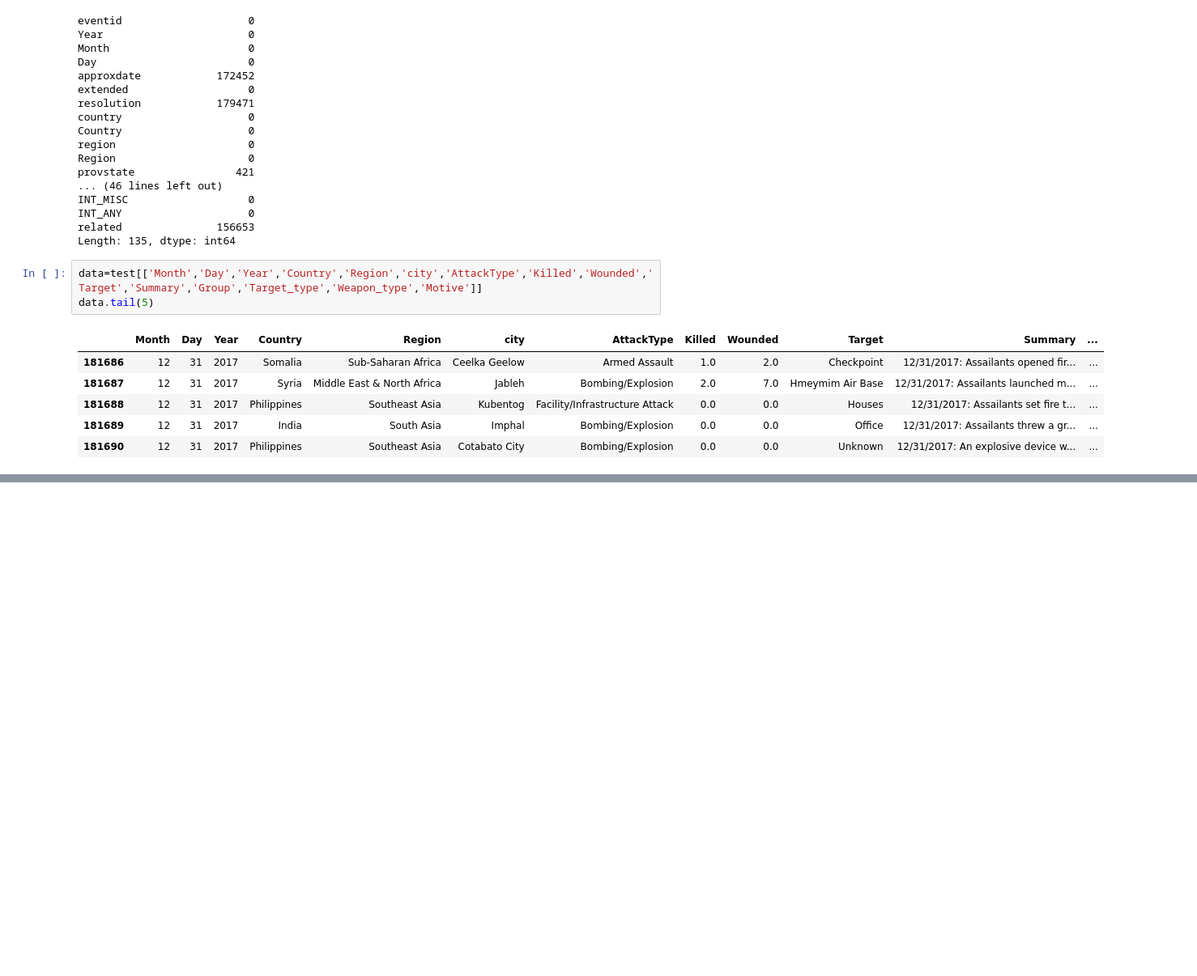
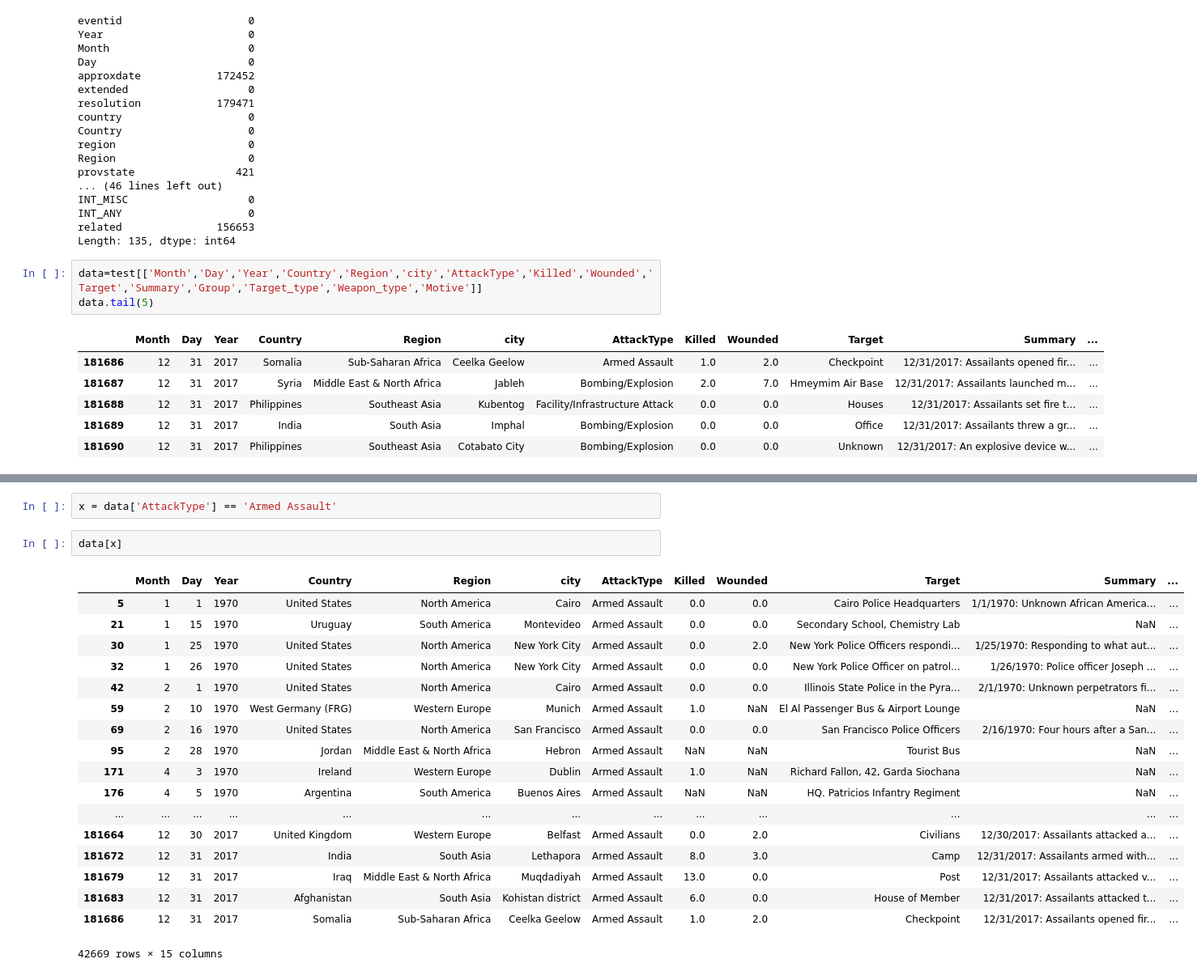
Before and after one commit to JaceBlack/Simulation, a Jupyter notebook: csgo.ipynb, the cells around one changed output, grey strips where cells are left out. Shown: that part at 81% size. Drawn from its saved outputs; the diff is of its cells as text; blank space fills up the shorter version.

```diff
--- a/csgo.ipynb
+++ b/csgo.ipynb
@@ -45,0 +71,23 @@ data.tail(5)
+# %%
+x = data['AttackType'] == 'Armed Assault'
+# %%
+data[x]
+# %% [output]
+|  | Month | Day | Year | Country | Region | city | AttackType | Killed | Wounded | Target | Summary | ... |
+| 5 | 1 | 1 | 1970 | United States | North America | Cairo | Armed Assault | 0.0 | 0.0 | Cairo Police Headquarters | 1/1/1970: Unknown African America... | ... |
+| 21 | 1 | 15 | 1970 | Uruguay | South America | Montevideo | Armed Assault | 0.0 | 0.0 | Secondary School, Chemistry Lab | NaN | ... |
+| 30 | 1 | 25 | 1970 | United States | North America | New York City | Armed Assault | 0.0 | 2.0 | New York Police Officers respondi... | 1/25/1970: Responding to what aut... | ... |
+| 32 | 1 | 26 | 1970 | United States | North America | New York City | Armed Assault | 0.0 | 0.0 | New York Police Officer on patrol... | 1/26/1970: Police officer Joseph ... | ... |
+| 42 | 2 | 1 | 1970 | United States | North America | Cairo | Armed Assault | 0.0 | 0.0 | Illinois State Police in the Pyra... | 2/1/1970: Unknown perpetrators fi... | ... |
+| 59 | 2 | 10 | 1970 | West Germany (FRG) | Western Europe | Munich | Armed Assault | 1.0 | NaN | El Al Passenger Bus & Airport Lounge | NaN | ... |
+| 69 | 2 | 16 | 1970 | United States | North America | San Francisco | Armed Assault | 0.0 | 0.0 | San Francisco Police Officers | 2/16/1970: Four hours after a San... | ... |
+| 95 | 2 | 28 | 1970 | Jordan | Middle East & North Africa | Hebron | Armed Assault | NaN | NaN | Tourist Bus | NaN | ... |
+| 171 | 4 | 3 | 1970 | Ireland | Western Europe | Dublin | Armed Assault | 1.0 | NaN | Richard Fallon, 42, Garda Siochana | NaN | ... |
+| 176 | 4 | 5 | 1970 | Argentina | South America | Buenos Aires | Armed Assault | NaN | NaN | HQ. Patricios Infantry Regiment | NaN | ... |
+| ... | ... | ... | ... | ... | ... | ... | ... | ... | ... | ... | ... | ... |
+| 181664 | 12 | 30 | 2017 | United Kingdom | Western Europe | Belfast | Armed Assault | 0.0 | 2.0 | Civilians | 12/30/2017: Assailants attacked a... | ... |
+| 181672 | 12 | 31 | 2017 | India | South Asia | Lethapora | Armed Assault | 8.0 | 3.0 | Camp | 12/31/2017: Assailants armed with... | ... |
+| 181679 | 12 | 31 | 2017 | Iraq | Middle East & North Africa | Muqdadiyah | Armed Assault | 13.0 | 0.0 | Post | 12/31/2017: Assailants attacked v... | ... |
+| 181683 | 12 | 31 | 2017 | Afghanistan | South Asia | Kohistan district | Armed Assault | 6.0 | 0.0 | House of Member | 12/31/2017: Assailants attacked t... | ... |
+| 181686 | 12 | 31 | 2017 | Somalia | Sub-Saharan Africa | Ceelka Geelow | Armed Assault | 1.0 | 2.0 | Checkpoint | 12/31/2017: Assailants opened fir... | ... |
+42669 rows × 15 columns
```
Also changed, not shown: parts of 3 cells of this notebook.
